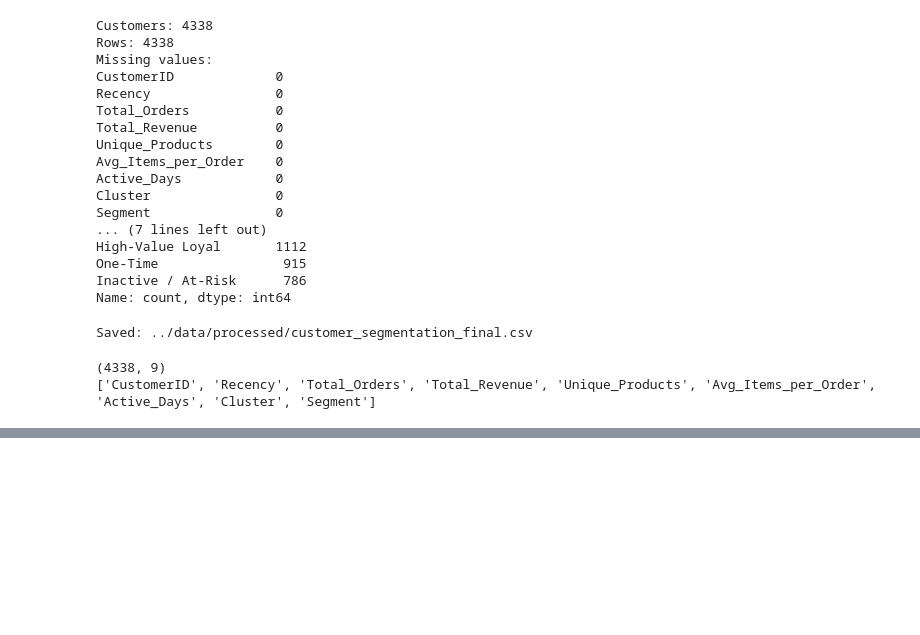
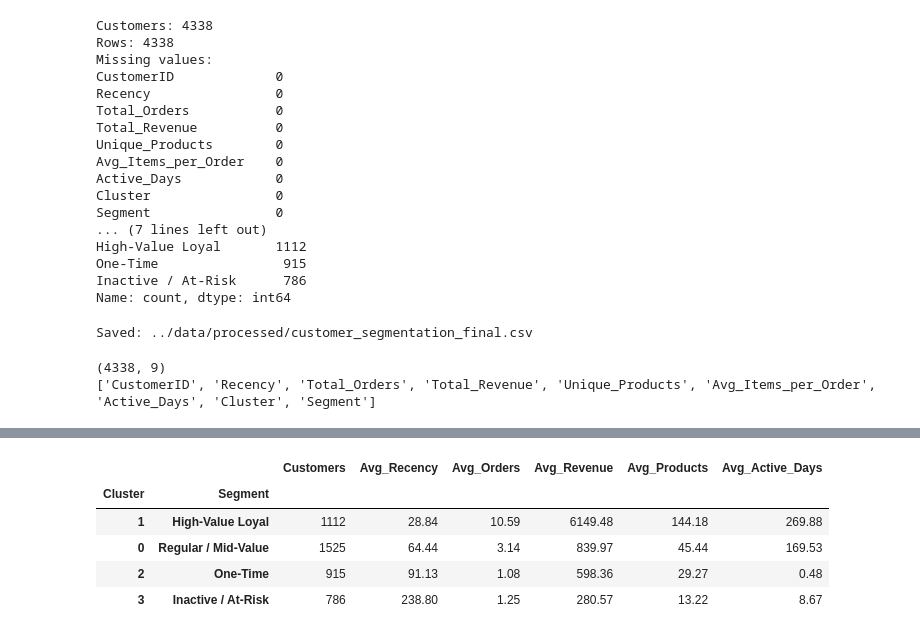
Before and after one commit to sayani-code/customer-segmentation-business-strategy, a Jupyter notebook: notebooks/03_customer_features.ipynb, the cells around one changed output, grey strips where cells are left out. Saved outputs shown, nothing was run; the diff lists cells and outputs as text; code cells hidden in the pictures; blank space fills up the shorter version.

Commit message:
feat: validate customer segmentation

```diff
--- a/notebooks/03_customer_features.ipynb
+++ b/notebooks/03_customer_features.ipynb
@@ -733,0 +795,24 @@ print(check.columns.tolist())
+# %%
+validation_profile = (
+    rfm
+    .groupby(["Cluster", "Segment"])
+    .agg(
+        Customers=("CustomerID", "count"),
+        Avg_Recency=("Recency", "mean"),
+        Avg_Orders=("Total_Orders", "mean"),
+        Avg_Revenue=("Total_Revenue", "mean"),
+        Avg_Products=("Unique_Products", "mean"),
+        Avg_Active_Days=("Active_Days", "mean")
+    )
+    .round(2)
+    .sort_values("Avg_Revenue", ascending=False)
+)
+
+validation_profile
+# %% [output]
+|  |  | Customers | Avg_Recency | Avg_Orders | Avg_Revenue | Avg_Products | Avg_Active_Days |
+| Cluster | Segment |  |  |  |  |  |  |
+| 1 | High-Value Loyal | 1112 | 28.84 | 10.59 | 6149.48 | 144.18 | 269.88 |
+| 0 | Regular / Mid-Value | 1525 | 64.44 | 3.14 | 839.97 | 45.44 | 169.53 |
+| 2 | One-Time | 915 | 91.13 | 1.08 | 598.36 | 29.27 | 0.48 |
+| 3 | Inactive / At-Risk | 786 | 238.80 | 1.25 | 280.57 | 13.22 | 8.67 |
```
Also changed, not shown: parts of 5 cells of this notebook.
